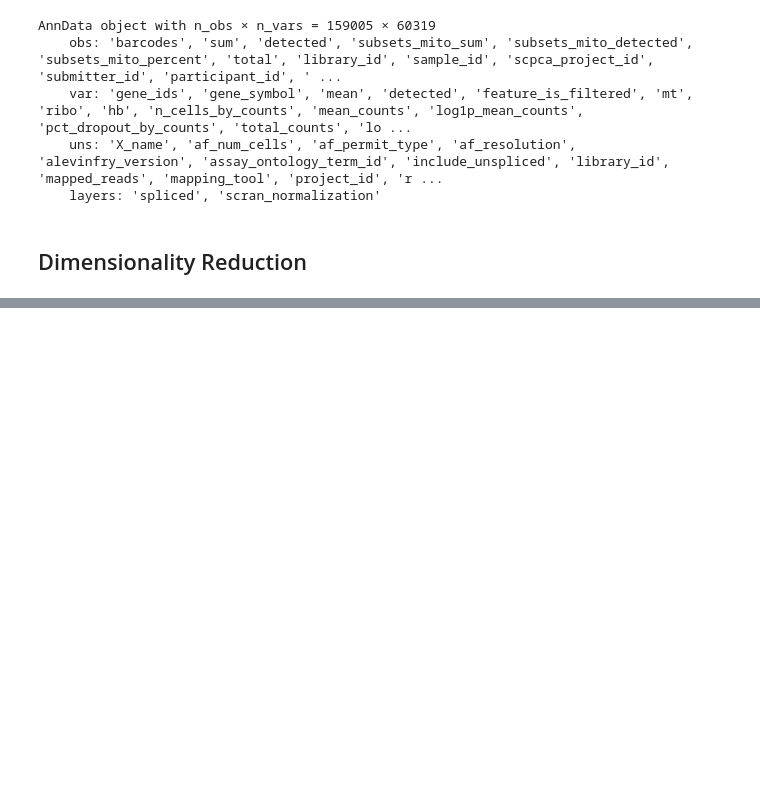
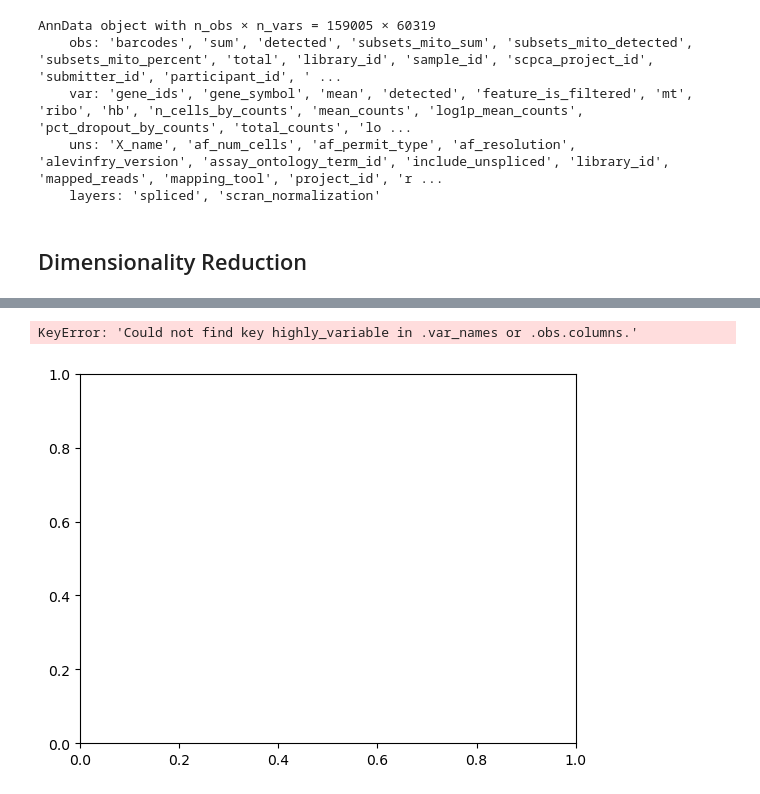
Before and after one commit to code-tortoise/sc-explorations, a Jupyter notebook: scripts/rep-preprocess.ipynb, the cells around one changed output, grey strips where cells are left out. Cells and saved outputs as stored; diff of their text form; code cells hidden in the pictures; blank space fills up the shorter version.

```diff
--- a/scripts/rep-preprocess.ipynb
+++ b/scripts/rep-preprocess.ipynb
@@ -236,3 +234,8 @@ anndata.var
+# %%
+sc.pl.pca_scatter(anndata, color="highly_variable")
+# %% [output]
+KeyError: 'Could not find key highly_variable in .var_names or .obs.columns.'
+[figure, added]
 # %%
 sc.pl.pca_scatter(anndata, color="total_counts")
 # %% [output]
```
Also changed, not shown: parts of 3 cells of this notebook.
